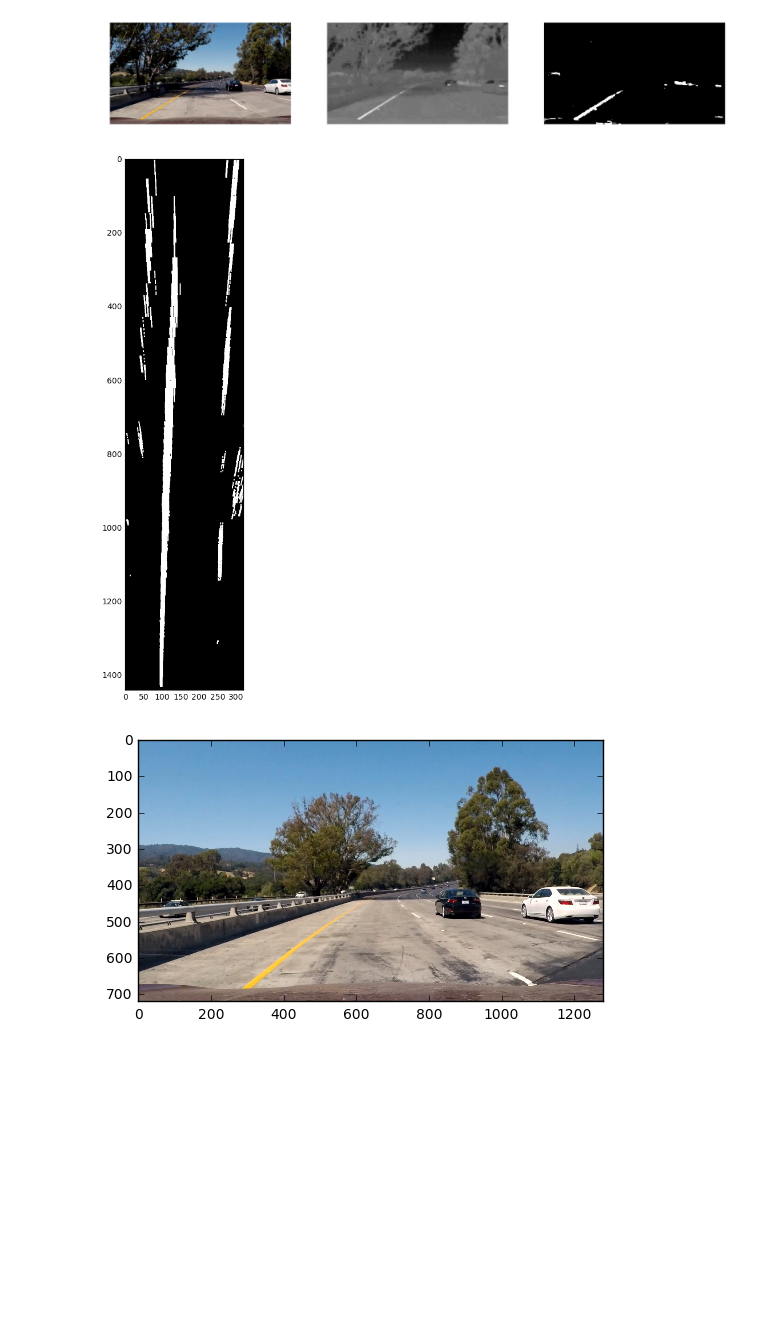
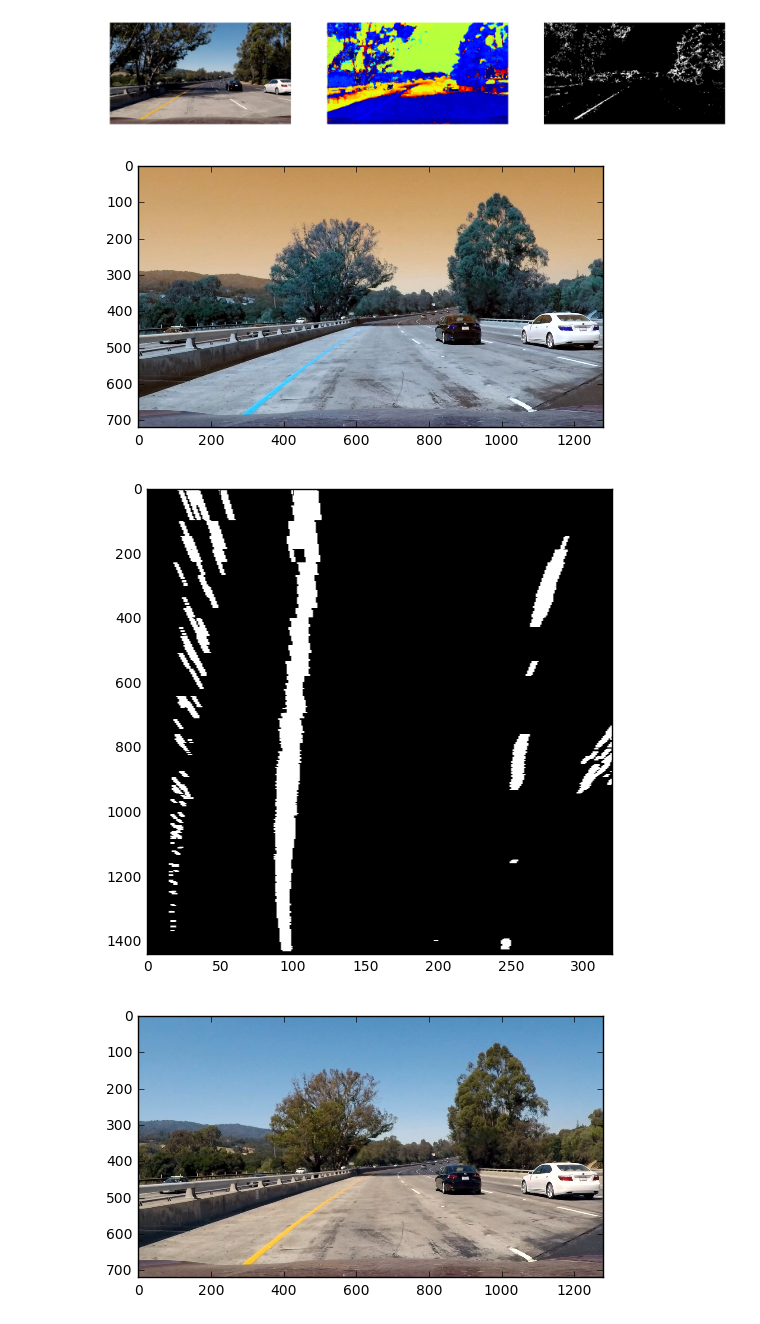
Before and after one commit to eigendreams/CarND-Advanced-Lane-Lines, a Jupyter notebook: baseNotebook.ipynb, the cells around one changed output. Drawn from its saved outputs; the diff is of its cells as text; code cells hidden in the pictures; blank space fills up the shorter version.

```diff
--- a/baseNotebook.ipynb
+++ b/baseNotebook.ipynb
@@ -113,6 +113,11 @@ def colorSpaceS(image):
     hls = cv2.cvtColor(image, cv2.COLOR_BGR2HLS)
     S   = hls[:,:,2]
     return S
+
+def colorSpaceH(image):
+    hls = cv2.cvtColor(image, cv2.COLOR_BGR2HLS)
+    H   = hls[:,:,0]
+    return H
 
 def colorSpaceY(image):
     yuv = cv2.cvtColor(image, cv2.COLOR_BGR2YUV)
@@ -145,6 +150,8 @@ def colorSpace(image, color):
         image = colorSpaceB(image)
     if color == 'u':
         image = colorSpaceU(image)
+    if color == 'h':
+        image = colorSpaceH(image)
     return image
 # %%
 def testFunc(image, evalfunc, colorspace):
@@ -203,11 +210,11 @@ def range_select(img, thresh=(0, 255)):
     return binary_output
 # %%
 def range_test(image):
-    return range_select(image, thresh=(140, 255))
+    return range_select(image, thresh=(20, 22))
 
-testFunc('test_images/test5.jpg', range_test, colorspace='u')
+testFunc('test_images/test5.jpg', range_test, colorspace='h')
 # %% [output]
-[figure, old version]
+[figure, new version]
 # %%
 def pipeline(img):
 
@@ -220,9 +227,11 @@ def pipeline(img):
 
     rangeds = range_select(colorSpace(image, 's'), thresh=(210, 254))
     rangedb = range_select(colorSpace(image, 'b'), thresh=(155, 254))
+    rangedh = range_select(colorSpace(image, 'h'), thresh=(30, 50))
+    rangedr = range_select(colorSpace(image, 'red'), thresh=(225, 255))
 
     combined = np.zeros_like(dir_binary)
-    combined[(sobelr == 1) | (sobels == 1) | (sobelb == 1) | (rangeds == 1) | (rangedb == 1) ] = 1
+    combined[(sobelr == 1) | (sobels == 1) | (sobelb == 1) | (rangeds == 1) | (rangedb == 1) | (rangedr == 1) | (rangedh == 1)] = 1
 
     return combined
 # %%
@@ -265,14 +274,17 @@ def transform(image, erode=1):
 
     return opening
 # %%
-image = cv2.imread('test_images/test6.jpg')
+image = cv2.imread('test_images/test1.jpg')
+plt.imshow(image)
+plt.show()
 procimg = pipeline(image)
 warped = transform(procimg, 0)
-plt.figure(figsize=(12,12))
-plt.imshow(warped, cmap='gray')
+plt.figure(figsize=(6,6))
+plt.imshow(warped, cmap='gray', aspect='auto')
 plt.show()
 # %% [output]
-[figure, old version]
+[figure, new version]
+[figure, added]
 # %%
 from sklearn.cluster import DBSCAN
 from sklearn.datasets.samples_generator import make_blobs
```
Also changed, not shown: parts of 2 cells of this notebook.
